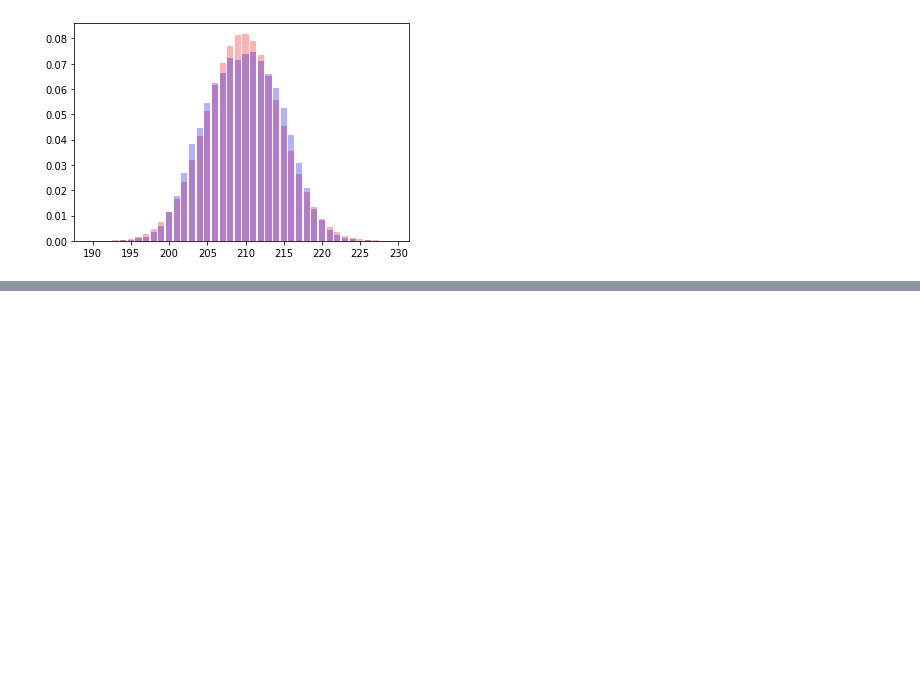
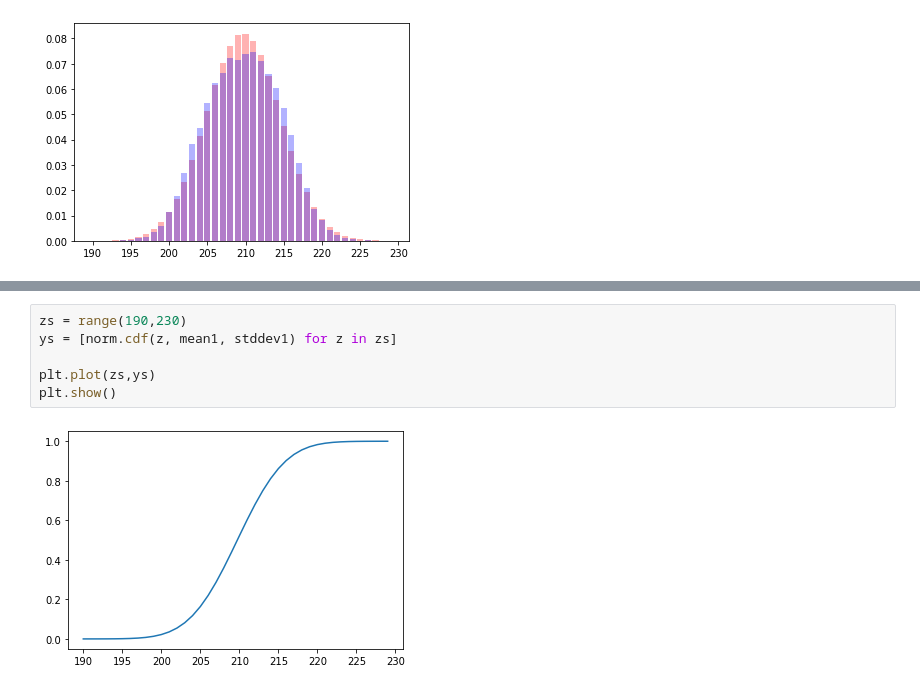
Before and after one commit to im555/lerning_LNPR, a Jupyter notebook: section_sensor/lidar_200.ipynb, the cells around one changed output, grey strips where cells are left out. Cells and saved outputs as stored; diff of their text form; blank space fills up the shorter version.

```diff
--- a/section_sensor/lidar_200.ipynb
+++ b/section_sensor/lidar_200.ipynb
@@ -162,0 +173,8 @@ plt.show()
+# %%
+zs = range(190,230)
+ys = [norm.cdf(z, mean1, stddev1) for z in zs]
+
+plt.plot(zs,ys)
+plt.show()
+# %% [output]
+[figure, added]
```
Also changed, not shown: parts of 5 cells of this notebook, 2 other files.
